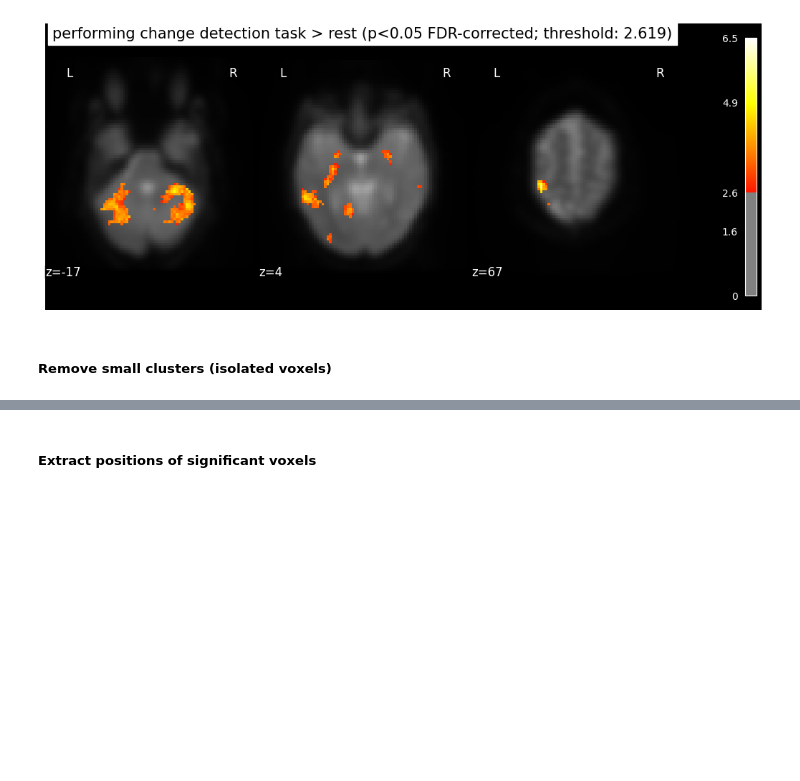
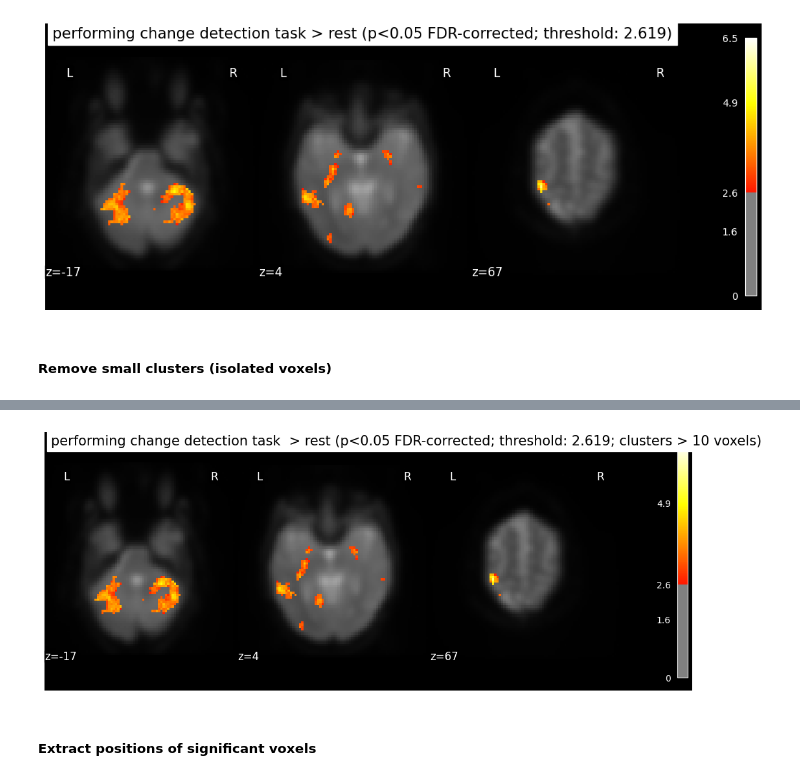
Before and after one commit to jancayan/Single-Subject-Working-Memory-Analysis, a Jupyter notebook: Nov6_notebooks/jennifer_visualization.ipynb, the cells around one changed output, grey strips where cells are left out. Drawn from its saved outputs; the diff is of its cells as text; code cells hidden in the pictures; blank space fills up the shorter version.

```diff
--- a/Nov6_notebooks/jennifer_visualization.ipynb
+++ b/Nov6_notebooks/jennifer_visualization.ipynb
@@ -262,3 +262,25 @@ show()
+# %%
+clean_map, threshold = threshold_stats_img(
+    z_map,
+    alpha=0.05,
+    height_control="fdr",
+    cluster_threshold=10, # clusters smaller than 10 voxels
+    two_sided=False,
+)
+plot_stat_map(
+    clean_map,
+    threshold=threshold,
+    title=(
+        "performing change detection task  > rest "
+        f"(p<0.05 FDR-corrected; threshold: {threshold:.3f}; "
+        "clusters > 10 voxels)"
+    ),
+    figure=plt.figure(figsize=(10, 4)),
+    **plotting_config,
+)
+show()
+# %% [output]
+[figure, added]
 # %%
 z_map.to_filename(output_dir / "cd_gt_rest_z_map.nii.gz")
 eff_map.to_filename(output_dir / "cd_gt_rest_eff_map.nii.gz")
```
Also changed, not shown: parts of 3 cells of this notebook, 1 other file.
